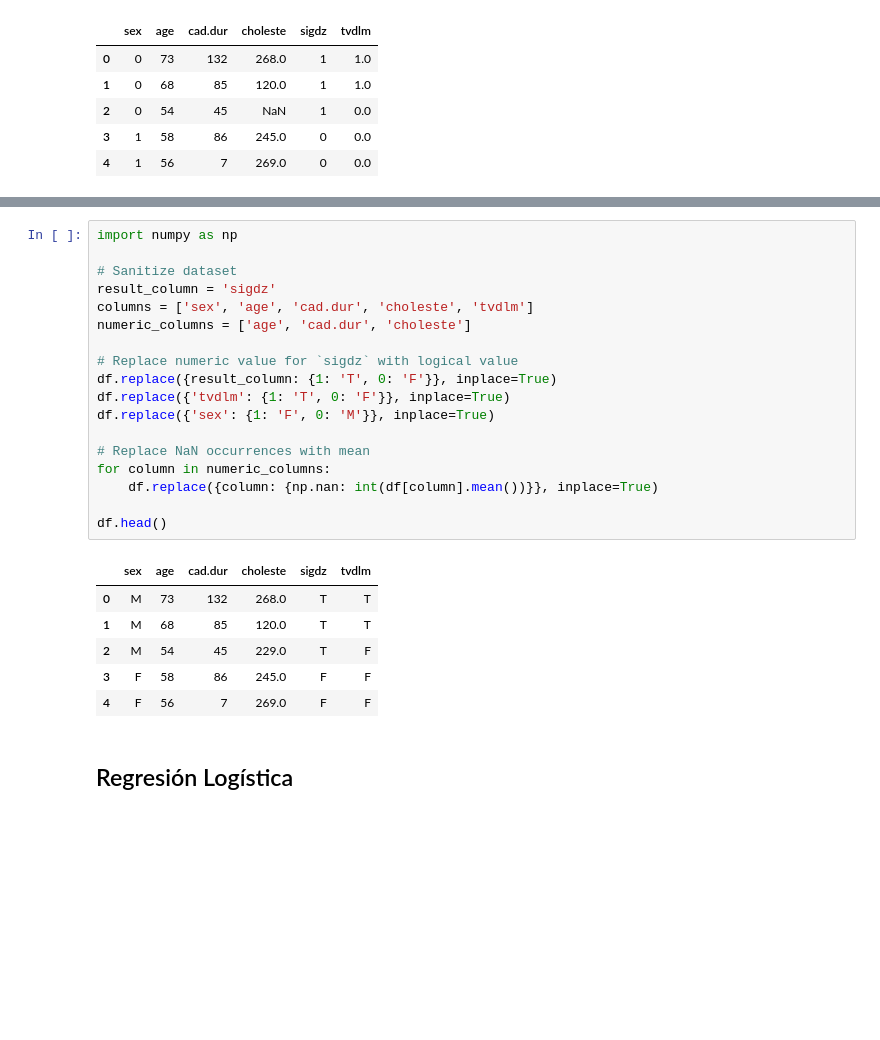
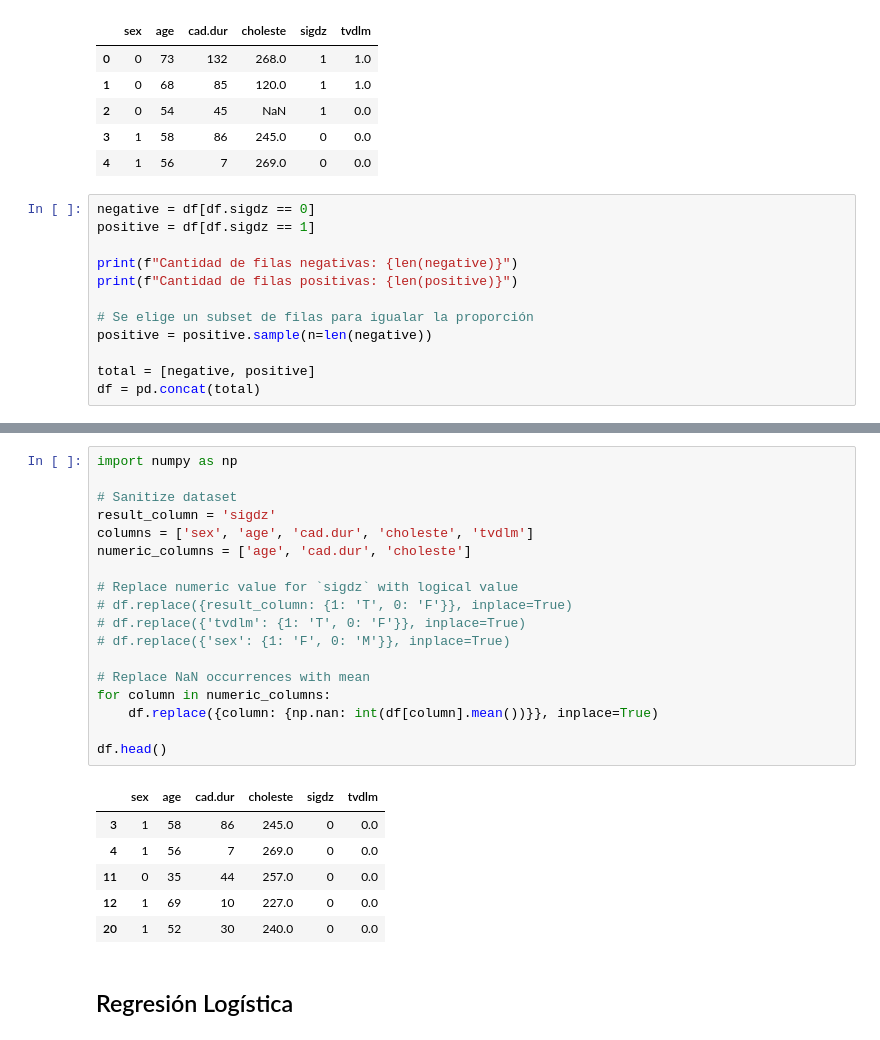
Before and after one commit to FelipeGorostiaga/MachineLearning, a Jupyter notebook: src/tp4/tp4.ipynb, the cells around one changed output, grey strips where cells are left out. Drawn from its saved outputs; the diff is of its cells as text; blank space fills up the shorter version.

```diff
--- a/src/tp4/tp4.ipynb
+++ b/src/tp4/tp4.ipynb
@@ -13,3 +13,15 @@ df.head()
 | 2 | 0 | 54 | 45 | NaN | 1 | 0.0 |
 | 3 | 1 | 58 | 86 | 245.0 | 0 | 0.0 |
 | 4 | 1 | 56 | 7 | 269.0 | 0 | 0.0 |
+# %%
+negative = df[df.sigdz == 0]
+positive = df[df.sigdz == 1]
+
+print(f"Cantidad de filas negativas: {len(negative)}")
+print(f"Cantidad de filas positivas: {len(positive)}")
+
+# Se elige un subset de filas para igualar la proporción
+positive = positive.sample(n=len(negative))
+
+total = [negative, positive]
+df = pd.concat(total)
@@ -16,28 +40,28 @@ df.head()
 # %%
 import numpy as np
 
 # Sanitize dataset
 result_column = 'sigdz'
 columns = ['sex', 'age', 'cad.dur', 'choleste', 'tvdlm']
 numeric_columns = ['age', 'cad.dur', 'choleste']
 
 # Replace numeric value for `sigdz` with logical value
-df.replace({result_column: {1: 'T', 0: 'F'}}, inplace=True)
-df.replace({'tvdlm': {1: 'T', 0: 'F'}}, inplace=True)
-df.replace({'sex': {1: 'F', 0: 'M'}}, inplace=True)
+# df.replace({result_column: {1: 'T', 0: 'F'}}, inplace=True)
+# df.replace({'tvdlm': {1: 'T', 0: 'F'}}, inplace=True)
+# df.replace({'sex': {1: 'F', 0: 'M'}}, inplace=True)
 
 # Replace NaN occurrences with mean
 for column in numeric_columns:
     df.replace({column: {np.nan: int(df[column].mean())}}, inplace=True)
 
 df.head()
 # %% [output]
 |  | sex | age | cad.dur | choleste | sigdz | tvdlm |
-| 0 | M | 73 | 132 | 268.0 | T | T |
-| 1 | M | 68 | 85 | 120.0 | T | T |
-| 2 | M | 54 | 45 | 229.0 | T | F |
-| 3 | F | 58 | 86 | 245.0 | F | F |
-| 4 | F | 56 | 7 | 269.0 | F | F |
+| 3 | 1 | 58 | 86 | 245.0 | 0 | 0.0 |
+| 4 | 1 | 56 | 7 | 269.0 | 0 | 0.0 |
+| 11 | 0 | 35 | 44 | 257.0 | 0 | 0.0 |
+| 12 | 1 | 69 | 10 | 227.0 | 0 | 0.0 |
+| 20 | 1 | 52 | 30 | 240.0 | 0 | 0.0 |
 # %% [markdown]
 ## Regresión Logística
 # %%
```
Also changed, not shown: parts of 35 cells of this notebook.
